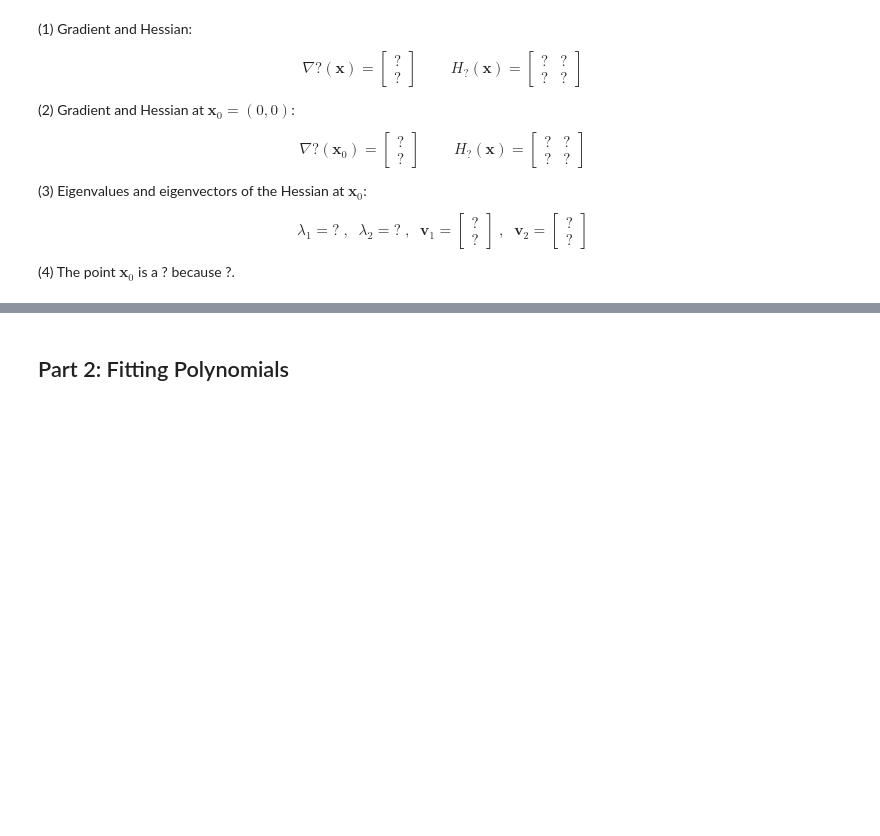
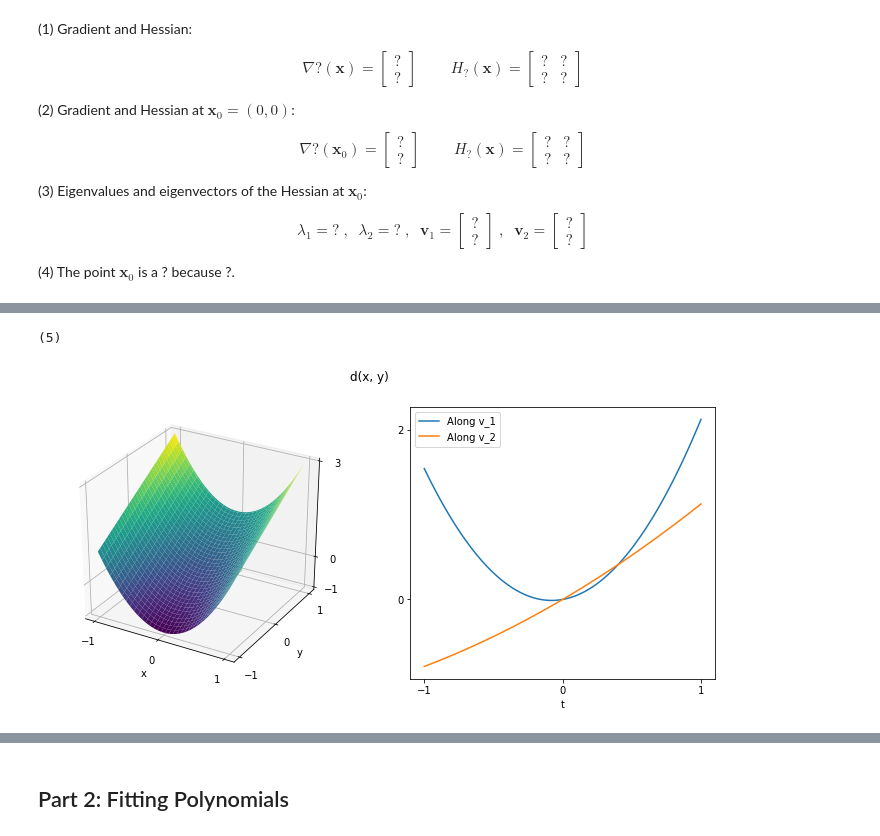
Before and after one commit to amanmibra/cs371, a Jupyter notebook: homework01/homework01.ipynb, the cells around one changed output, grey strips where cells are left out. Saved outputs shown, nothing was run; the diff lists cells and outputs as text; code cells hidden in the pictures; blank space fills up the shorter version.

```diff
--- a/homework01/homework01.ipynb
+++ b/homework01/homework01.ipynb
@@ -117,0 +127,10 @@ $$
+# %%
+def d(x, y):
+    return 2.0 * np.power(x, 2) + y
+
+
+d_eigenvectors = [np.array([(3 + np.sqrt(13)), 2.0]), np.array([(3 - np.sqrt(13)), 2.0])]
+answer('d', d, d_eigenvectors)
+# %% [output]
+(5)
+[figure, added]
```
Also changed, not shown: parts of 21 cells of this notebook.
